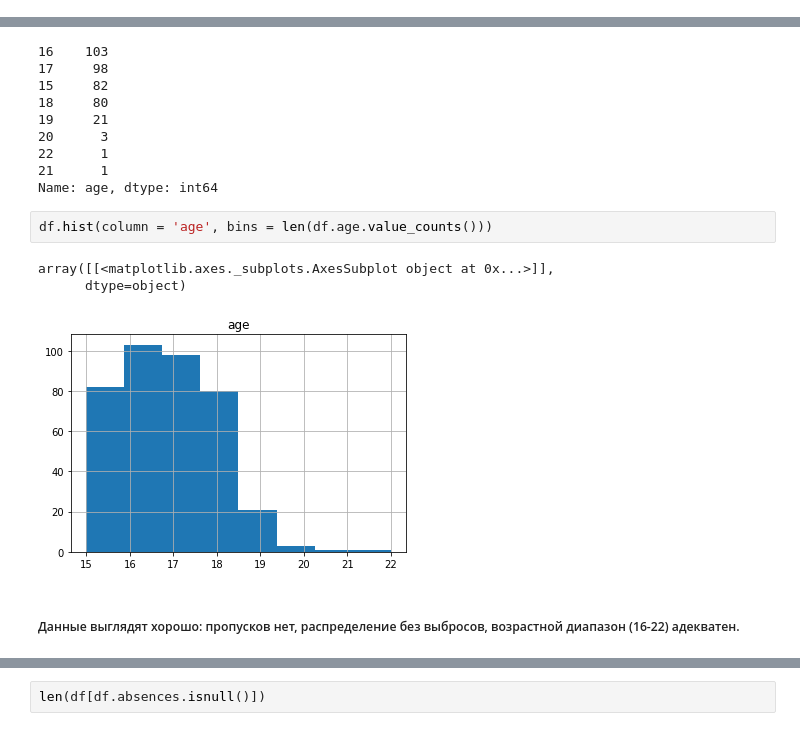
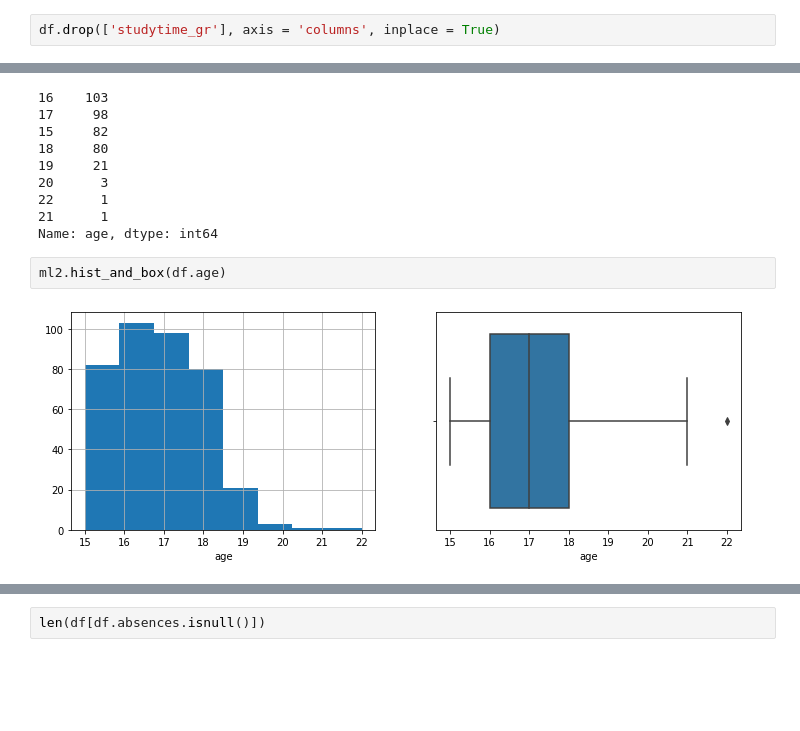
Before and after one commit to IvanRumyantsev/skillfactory_rds, a Jupyter notebook: Project2.EDA/DST-10_Project2_Arcis_EDA.ipynb, the cells around one changed output, grey strips where cells are left out. Drawn from its saved outputs; the diff is of its cells as text; blank space fills up the shorter version.

```diff
--- a/Project2.EDA/DST-10_Project2_Arcis_EDA.ipynb
+++ b/Project2.EDA/DST-10_Project2_Arcis_EDA.ipynb
@@ -388,0 +133,2 @@ memory usage: 15.2 KB
+# %%
+df.drop(['studytime_gr'], axis = 'columns', inplace = True)
@@ -424,11 +181,7 @@ print(df.age.value_counts(dropna = False))
 22      1
 21      1
 Name: age, dtype: int64
-# %%
-df.hist(column = 'age', bins = len(df.age.value_counts()))
-# %% [output]
-array([[<matplotlib.axes._subplots.AxesSubplot object at 0x...>]],
-      dtype=object)
-[figure, removed]
-# %% [markdown]
-##### Данные выглядят хорошо: пропусков нет, распределение без выбросов, возрастной диапазон (16-22) адекватен.
+# %%
+ml2.hist_and_box(df.age)
+# %% [output]
+[figure, added]
```
Also changed, not shown: parts of 436 cells of this notebook, 4 other files.
